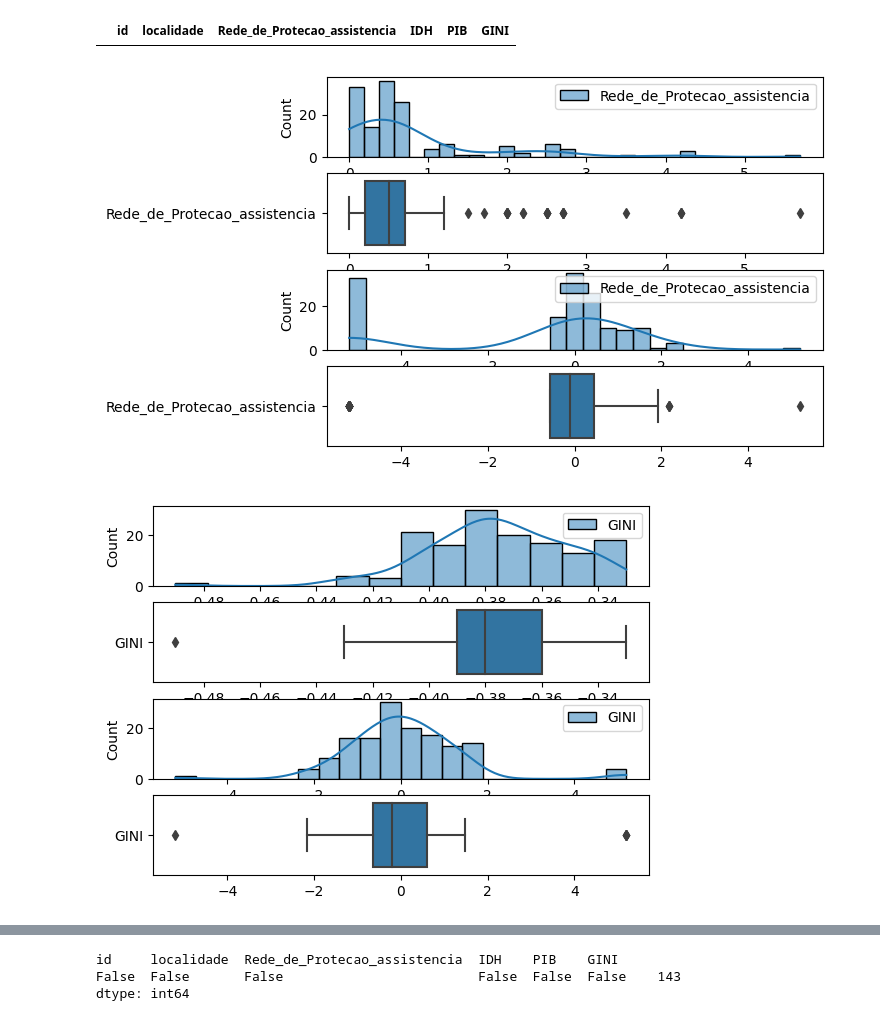
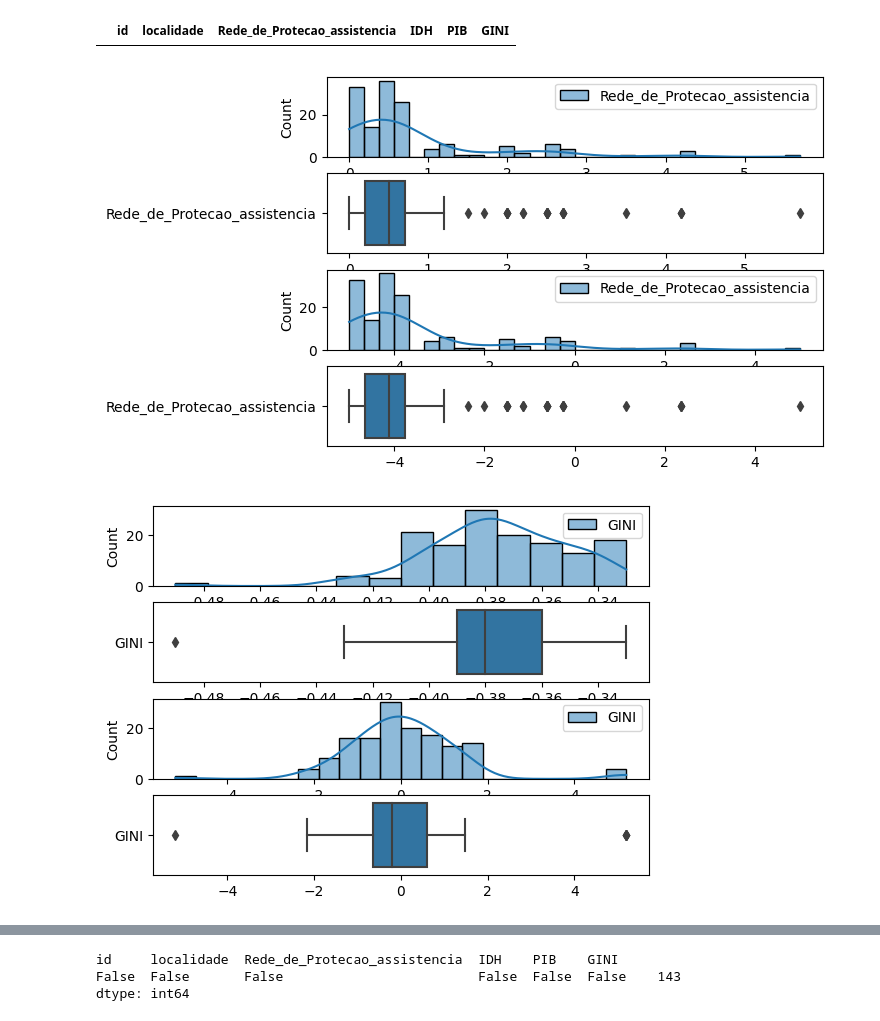
Before and after one commit to jlucioDev/woman_victims_v2, a Jupyter notebook: main.ipynb, the cells around one changed output, grey strips where cells are left out. Cells and saved outputs as stored; diff of their text form; code cells hidden in the pictures.

```diff
--- a/main.ipynb
+++ b/main.ipynb
@@ -212,7 +212,7 @@ scaler3 = preprocessing.PowerTransformer(method="yeo-johnson")
 # transform training data & save lambda value
 
 
-d1 = scaler2.fit_transform(df_munic.iloc[:,2:3])
+d1 = scaler1.fit_transform(df_munic.iloc[:,2:3])
 d2 = scaler2.fit_transform(df_munic.iloc[:,3:4])
 d3 = scaler2.fit_transform(df_munic.iloc[:,4:5])
 d4 = scaler2.fit_transform(df_munic.iloc[:,5:6])
@@ -229,34 +229,34 @@ for i in ds:
     cont += 1
 
 scaled_df = pd.concat([df_munic.iloc[:,:2], scaled_df], axis=1)
 #scaled_df
 
 import matplotlib.pyplot as plt
 import seaborn as sns
 
 splot = scaled_df.iloc[:,2:3]
 dplot = df_munic.iloc[:,2:3]
 
 fig, (ax1, ax2, ax3, ax4) = plt.subplots(4)
 sns.histplot(dplot, kde=True, ax=ax1)
 sns.boxplot(dplot, orient="h", ax=ax2)
 sns.histplot(splot, kde=True, ax=ax3)
 sns.boxplot(splot, orient="h", ax=ax4)
 #plt.xlim(-1, 1)
 plt.show()
 
 splot = scaled_df.iloc[:,5:6]
 dplot = df_munic.iloc[:,5:6]
 
 fig, (ax1, ax2, ax3, ax4) = plt.subplots(4)
 sns.histplot(dplot, kde=True, ax=ax1)
 sns.boxplot(dplot, orient="h", ax=ax2)
 sns.histplot(splot, kde=True, ax=ax3)
 sns.boxplot(splot, orient="h", ax=ax4)
 #plt.xlim(-1, 1)
 plt.show()
 # %% [output]
-[figure, old version]
+[figure, new version]
 [figure]
 # %%
 import matplotlib.pyplot as plt
```
Also changed, not shown: parts of 13 cells of this notebook.
